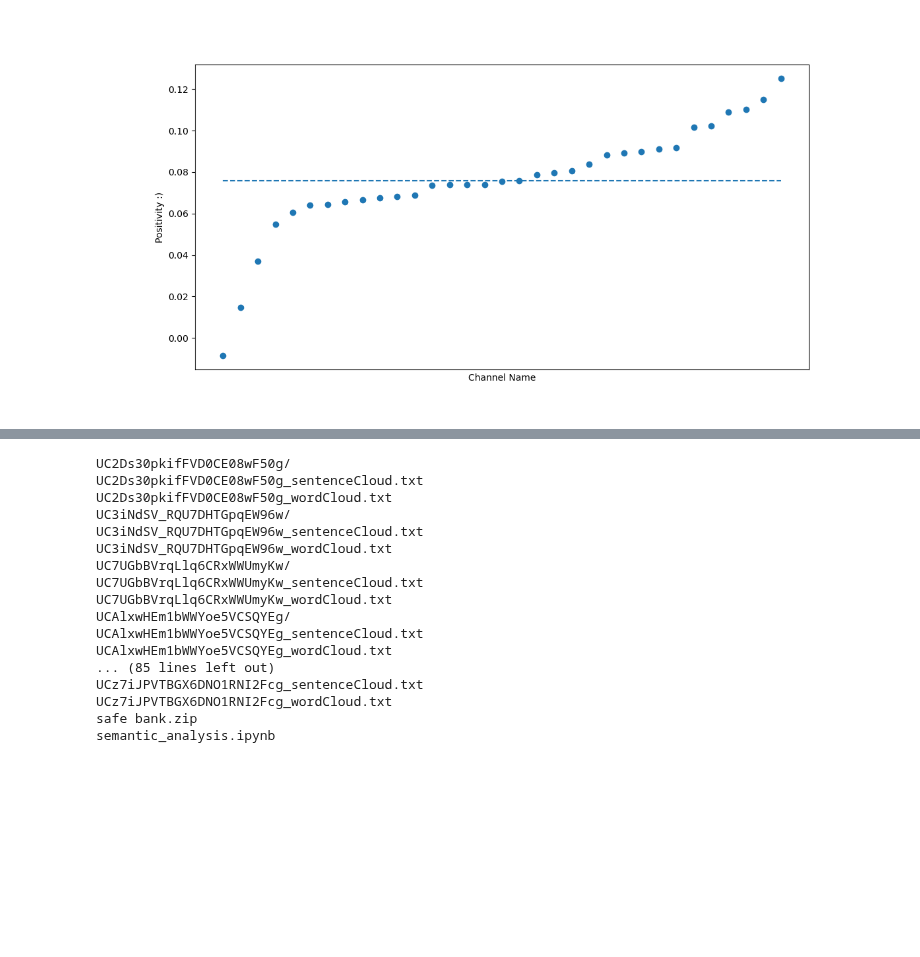
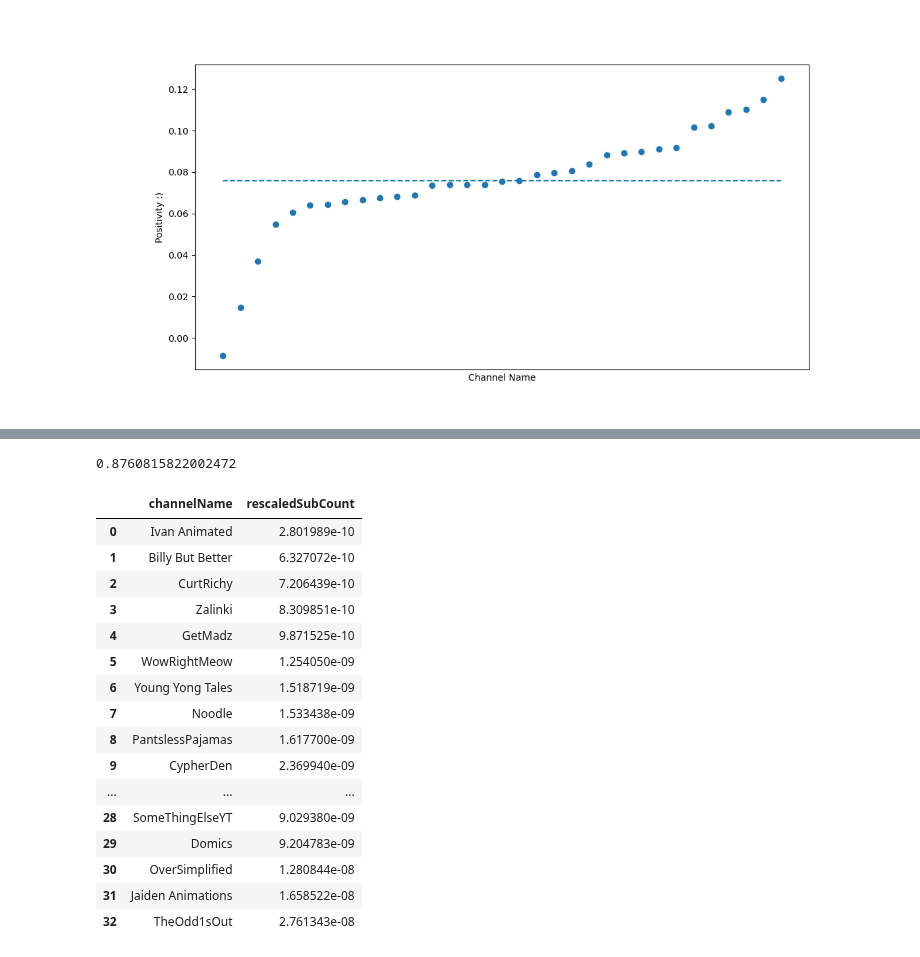
Before and after one commit to ojiwon-kenobi/youtuberChannels, a Jupyter notebook: semantic_analysis/semantic_analysis.ipynb, the cells around one changed output, grey strips where cells are left out. Cells and saved outputs as stored; diff of their text form; code cells hidden in the pictures; blank space fills up the shorter version.

```diff
--- a/semantic_analysis/semantic_analysis.ipynb
+++ b/semantic_analysis/semantic_analysis.ipynb
@@ -500,20 +479,5 @@ cntvdf = pd.DataFrame.from_dict({'channelName':LIST_OF_CHANNEL_NAMES, 'number of
 # %%
-%ls
+representation = sum(cntvdf['number of transcripts collected'])/sum(cntvdf['number of vids'])
+print(representation)
 # %% [output]
-UC2Ds30pkifFVD0CE08wF50g/
-UC2Ds30pkifFVD0CE08wF50g_sentenceCloud.txt
-UC2Ds30pkifFVD0CE08wF50g_wordCloud.txt
-UC3iNdSV_RQU7DHTGpqEW96w/
-UC3iNdSV_RQU7DHTGpqEW96w_sentenceCloud.txt
-UC3iNdSV_RQU7DHTGpqEW96w_wordCloud.txt
-UC7UGbBVrqLlq6CRxWWUmyKw/
-UC7UGbBVrqLlq6CRxWWUmyKw_sentenceCloud.txt
-UC7UGbBVrqLlq6CRxWWUmyKw_wordCloud.txt
-UCAlxwHEm1bWWYoe5VCSQYEg/
-UCAlxwHEm1bWWYoe5VCSQYEg_sentenceCloud.txt
-UCAlxwHEm1bWWYoe5VCSQYEg_wordCloud.txt
-... (85 lines left out)
-UCz7iJPVTBGX6DNO1RNI2Fcg_sentenceCloud.txt
-UCz7iJPVTBGX6DNO1RNI2Fcg_wordCloud.txt
-safe bank.zip
-semantic_analysis.ipynb
+0.8760815822002472
@@ -519,0 +487,23 @@ semantic_analysis.ipynb
+# %%
+zipped = zip(channelHolisticInfoDf.channelName, channelHolisticInfoDf.subscribersPerYearSinceFirstUpload)
+sorted_channelName_to_rescaledSubs = dict(sorted(dict(zipped).items(), key=lambda item: item[1]))
+sctrs = pd.DataFrame.from_dict({'channelName': sorted_channelName_to_rescaledSubs.keys(), 'rescaledSubCount': sorted_channelName_to_rescaledSubs.values()})
+sctrs
+# %% [output]
+|  | channelName | rescaledSubCount |
+| 0 | Ivan Animated | 2.801989e-10 |
+| 1 | Billy But Better | 6.327072e-10 |
+| 2 | CurtRichy | 7.206439e-10 |
+| 3 | Zalinki | 8.309851e-10 |
+| 4 | GetMadz | 9.871525e-10 |
+| 5 | WowRightMeow | 1.254050e-09 |
+| 6 | Young Yong Tales | 1.518719e-09 |
+| 7 | Noodle | 1.533438e-09 |
+| 8 | PantslessPajamas | 1.617700e-09 |
+| 9 | CypherDen | 2.369940e-09 |
+| ... | ... | ... |
+| 28 | SomeThingElseYT | 9.029380e-09 |
+| 29 | Domics | 9.204783e-09 |
+| 30 | OverSimplified | 1.280844e-08 |
+| 31 | Jaiden Animations | 1.658522e-08 |
+| 32 | TheOdd1sOut | 2.761343e-08 |
```
Also changed, not shown: parts of 5 cells of this notebook, 1 other file.
